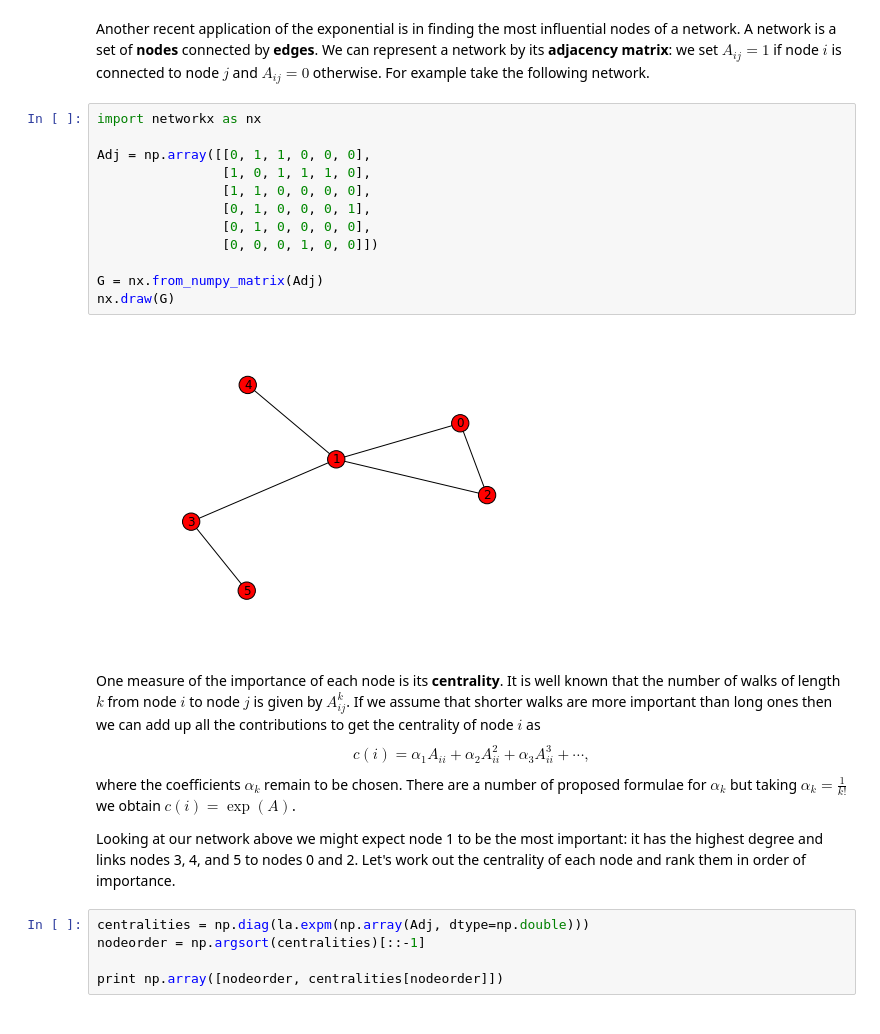
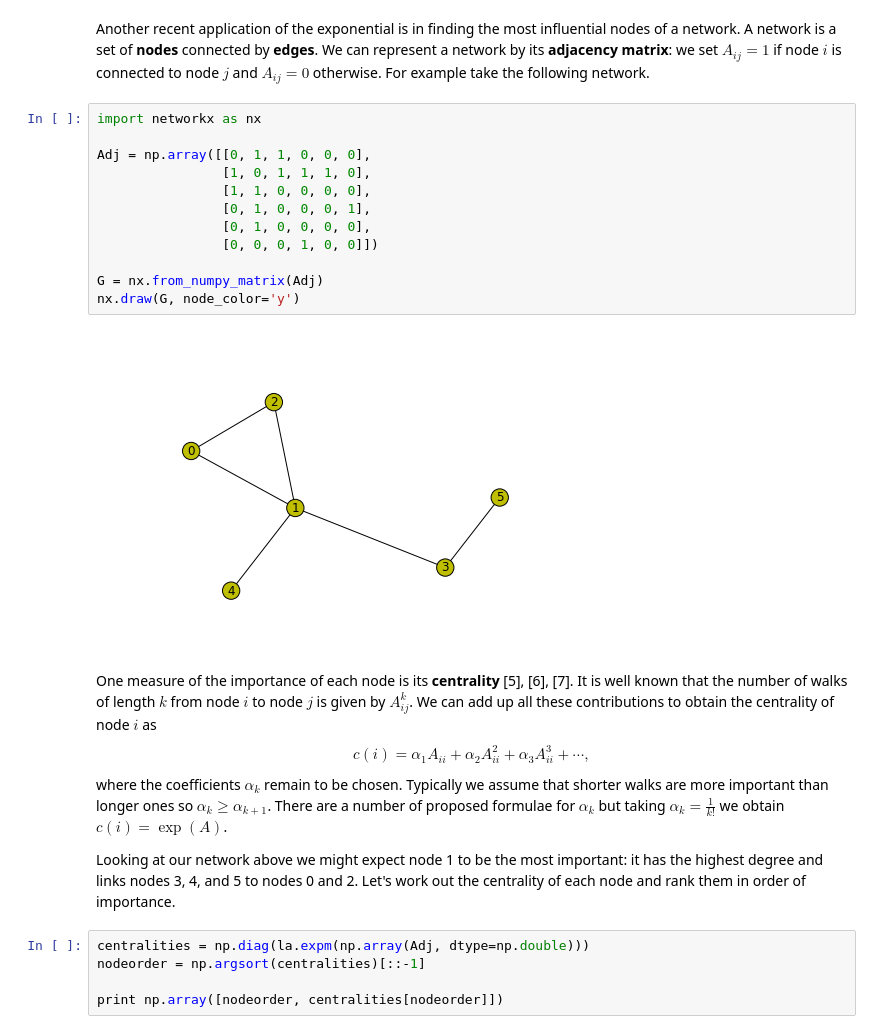
Before and after one commit to sdrelton/matrix_function_notebooks, a Jupyter notebook: TheMatrixExponential.ipynb, the cells around one changed output. Cells and saved outputs as stored; diff of their text form.

```diff
--- a/TheMatrixExponential.ipynb
+++ b/TheMatrixExponential.ipynb
@@ -82,24 +88,24 @@ For example take the following network.
 # %%
 import networkx as nx
 
 Adj = np.array([[0, 1, 1, 0, 0, 0],
                 [1, 0, 1, 1, 1, 0],
                 [1, 1, 0, 0, 0, 0],
                 [0, 1, 0, 0, 0, 1],
                 [0, 1, 0, 0, 0, 0],
                 [0, 0, 0, 1, 0, 0]])
 
 G = nx.from_numpy_matrix(Adj)
-nx.draw(G)
+nx.draw(G, node_color='y')
 # %% [output]
-[figure, old version]
+[figure, new version]
 # %% [markdown]
-One measure of the importance of each node is its <b>centrality</b>.
+One measure of the importance of each node is its <b>centrality</b> [5], [6], [7].
 It is well known that the number of walks of length $k$ from node $i$ to node $j$ is given by $A^k_{ij}$.
-If we assume that shorter walks are more important than long ones then we can add up all the contributions to get
-the centrality of node $i$ as
+We can add up all these contributions to obtain the centrality of node $i$ as
 $$c(i) = \alpha_1 A_{ii} + \alpha_2 A^2_{ii} + \alpha_3 A^3_{ii} + \cdots,$$
 where the coefficients $\alpha_k$ remain to be chosen.
+Typically we assume that shorter walks are more important than longer ones so $\alpha_k \ge \alpha_{k+1}$.
 There are a number of proposed formulae for $\alpha_k$ but taking $\alpha_k = \frac{1}{k!}$ we obtain $c(i) = \exp(A)$.
 
 Looking at our network above we might expect node 1 to be the most important:
```
Also changed, not shown: parts of 14 cells of this notebook.
